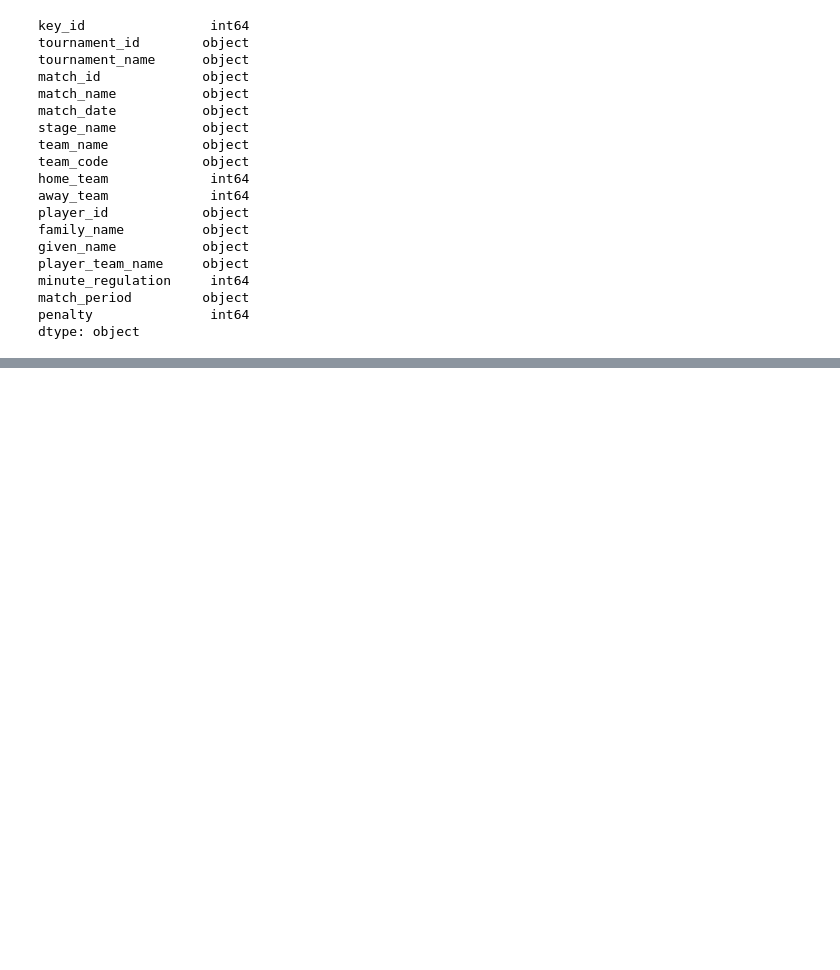
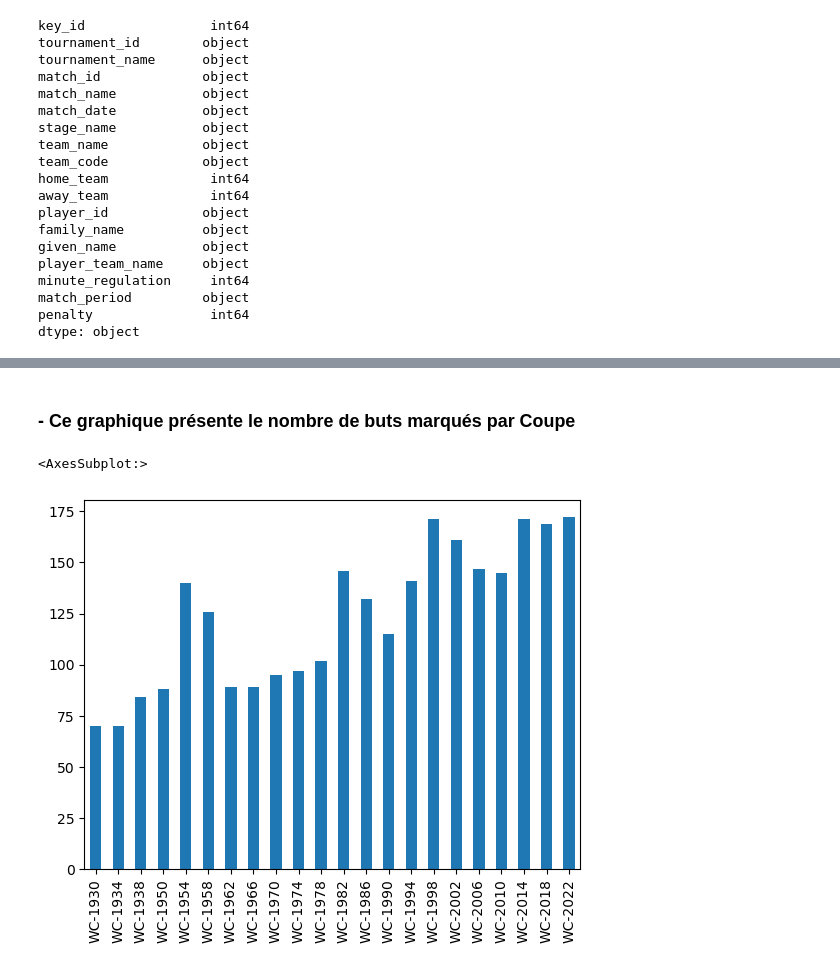
Before and after one commit to AdamSerrakh/DataAnalysis_WorldCup_Scorers, a Jupyter notebook: WorldCup_Scorers.ipynb, the cells around one changed output, grey strips where cells are left out. Saved outputs shown, nothing was run; the diff lists cells and outputs as text; code cells hidden in the pictures; blank space fills up the shorter version.

```diff
--- a/WorldCup_Scorers.ipynb
+++ b/WorldCup_Scorers.ipynb
@@ -146,0 +89,7 @@ df[df['col1'] == 2]
+# %% [markdown]
+### - Ce graphique présente le nombre de buts marqués par Coupe
+# %%
+df['tournament_id'].value_counts(sort=False).plot.bar()
+# %% [output]
+<AxesSubplot:>
+[figure, added]
```
Also changed, not shown: parts of 29 cells of this notebook.
